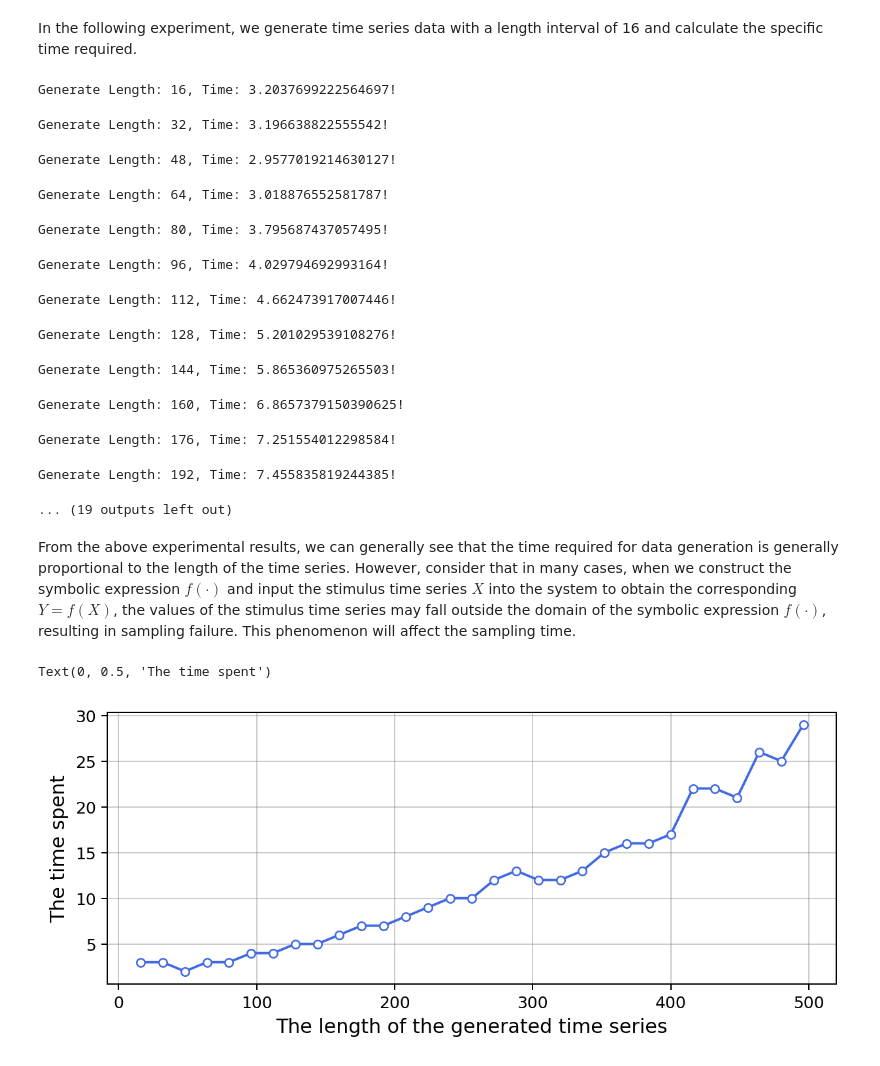
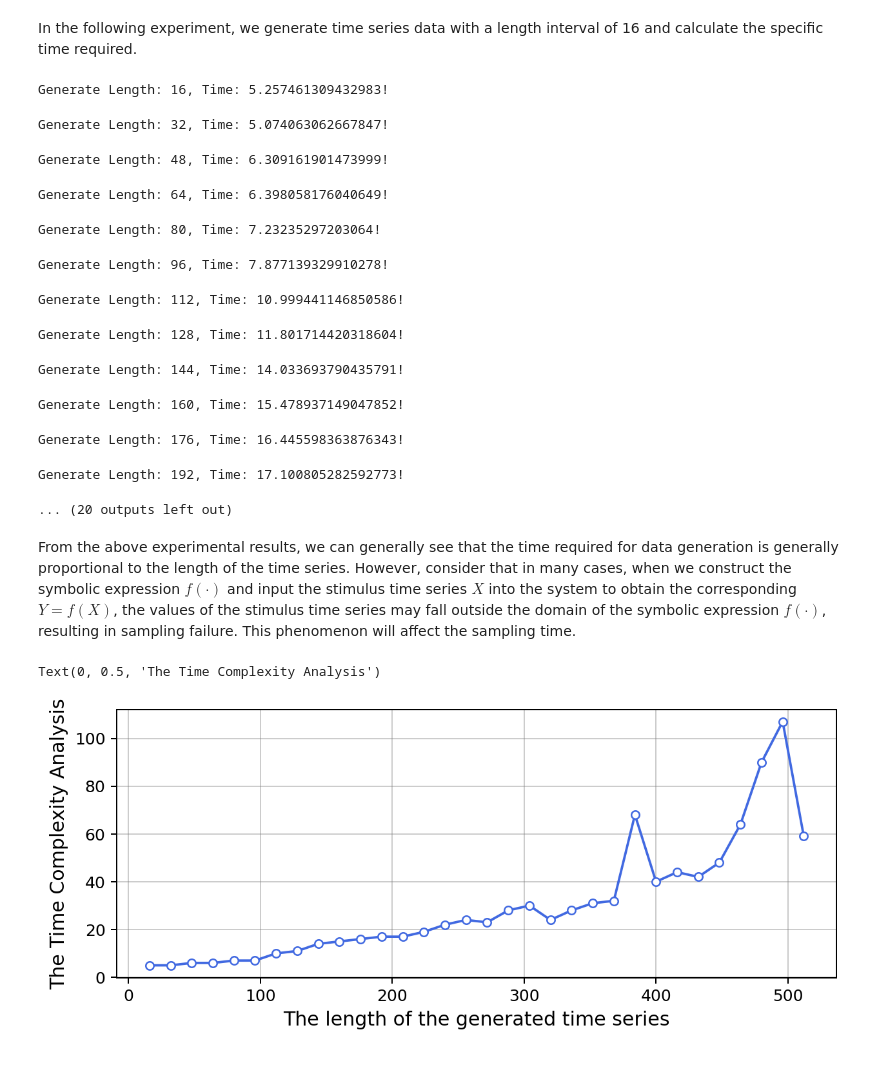
Before and after one commit to changewam/S2Generator, a Jupyter notebook: examples/17-time_complexity_analysis.ipynb, the cells around one changed output. Drawn from its saved outputs; the diff is of its cells as text; code cells hidden in the pictures.

Commit message:
whenxuan: update the example for time

```diff
--- a/examples/17-time_complexity_analysis.ipynb
+++ b/examples/17-time_complexity_analysis.ipynb
@@ -46,12 +46,12 @@ from S2Generator import Generator
 In the following experiment, we generate time series data with a length interval of 16 and calculate the specific time required.
 # %%
 # Create the generator instance
-generator = Generator()
+generator = Generator(symbol_params=SymbolParams(max_trials=16))
 
 # The number of generated data
-try_count = 128
+try_count = 256
 
-length_array = np.arange(16, 512, 16)
+length_array = np.arange(16, 528, 16)
 
 time_array = np.zeros_like(length_array)
 
@@ -74,18 +74,18 @@ for index, n_points in enumerate(length_array):
     # Print status information
     print(f"Generate Length: {n_points}, Time: {end - start}!")
 # %% [output]
-Generate Length: 16, Time: 3.2037699222564697!
+Generate Length: 16, Time: 5.257461309432983!
-Generate Length: 32, Time: 3.196638822555542!
+Generate Length: 32, Time: 5.074063062667847!
-Generate Length: 48, Time: 2.9577019214630127!
+Generate Length: 48, Time: 6.309161901473999!
-Generate Length: 64, Time: 3.018876552581787!
+Generate Length: 64, Time: 6.398058176040649!
-Generate Length: 80, Time: 3.795687437057495!
+Generate Length: 80, Time: 7.23235297203064!
-Generate Length: 96, Time: 4.029794692993164!
+Generate Length: 96, Time: 7.877139329910278!
-Generate Length: 112, Time: 4.662473917007446!
+Generate Length: 112, Time: 10.999441146850586!
-Generate Length: 128, Time: 5.201029539108276!
+Generate Length: 128, Time: 11.801714420318604!
-Generate Length: 144, Time: 5.865360975265503!
+Generate Length: 144, Time: 14.033693790435791!
-Generate Length: 160, Time: 6.8657379150390625!
+Generate Length: 160, Time: 15.478937149047852!
-Generate Length: 176, Time: 7.251554012298584!
+Generate Length: 176, Time: 16.445598363876343!
-Generate Length: 192, Time: 7.455835819244385!
+Generate Length: 192, Time: 17.100805282592773!
-... (19 outputs left out)
+... (20 outputs left out)
 # %% [markdown]
 From the above experimental results, we can generally see that the time required for data generation is generally proportional to the length of the time series.
@@ -93,19 +93,19 @@ However, consider that in many cases, when we construct the symbolic expression
 # %%
 from matplotlib import pyplot as plt
 
 fig, ax = plt.subplots(figsize=(8, 3), dpi=180)
 
 ax.plot(
     length_array,
     time_array,
     color="royalblue",
     marker="o",
     markersize=5,
     markerfacecolor="white",
 )
 ax.grid("--", color="gray", alpha=0.4)
 ax.set_xlabel("The length of the generated time series", fontsize=12)
-ax.set_ylabel("The time spent", fontsize=12)
+ax.set_ylabel("The Time Complexity Analysis", fontsize=12)
 # %% [output]
-Text(0, 0.5, 'The time spent')
+Text(0, 0.5, 'The Time Complexity Analysis')
-[figure, old version]
+[figure, new version]
```
Also changed, not shown: parts of 2 cells of this notebook.
